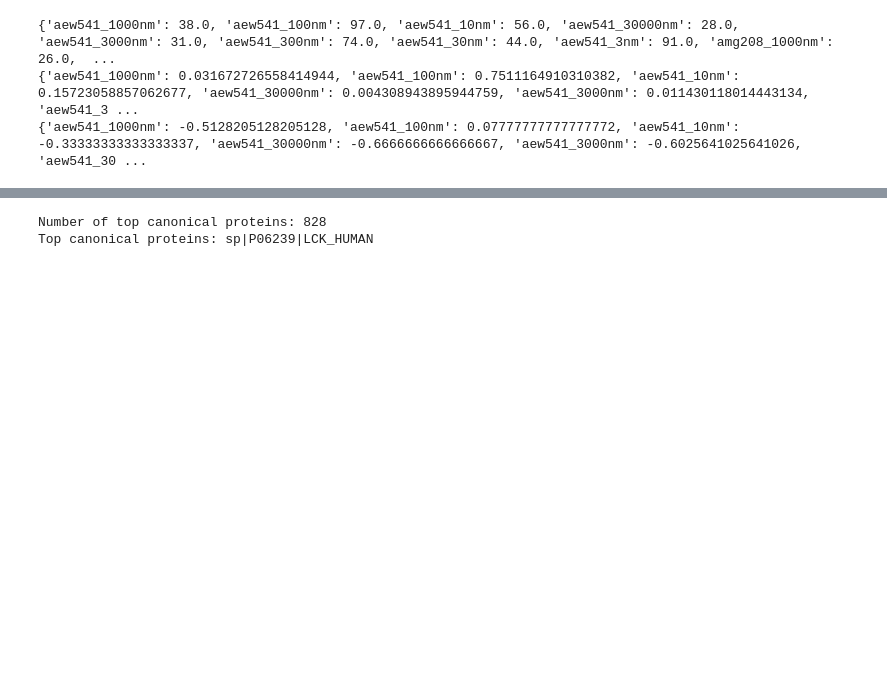
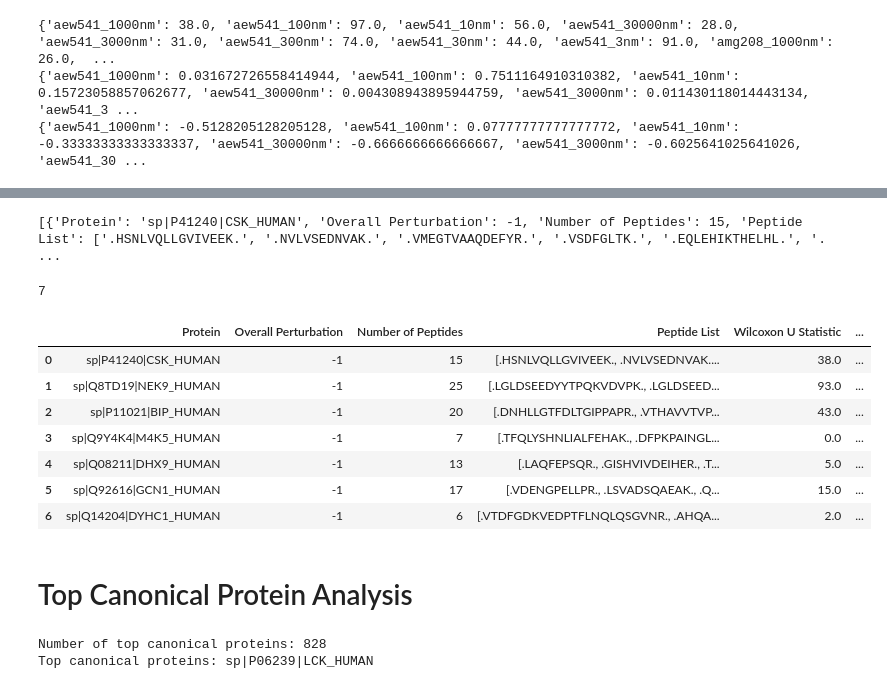
Before and after one commit to Ayushmaniar/Big-Data-Science-Drug-Protein-Interactions, a Jupyter notebook: Statistical_Analysis.ipynb, the cells around one changed output, grey strips where cells are left out. Drawn from its saved outputs; the diff is of its cells as text; code cells hidden in the pictures; blank space fills up the shorter version.

```diff
--- a/Statistical_Analysis.ipynb
+++ b/Statistical_Analysis.ipynb
@@ -414,3 +625,26 @@ unique_protein_effect_size.to_csv('unique_protein_effect_size_threshold_4.csv')
+# %%
+print(wilcoxon_significantly_perturbed_unique_proteins['aew541_1000nm'])
+# %% [output]
+[{'Protein': 'sp|P41240|CSK_HUMAN', 'Overall Perturbation': -1, 'Number of Peptides': 15, 'Peptide List': ['.HSNLVQLLGVIVEEK.', '.NVLVSEDNVAK.', '.VMEGTVAAQDEFYR.', '.VSDFGLTK.', '.EQLEHIKTHELHL.', '. ...
+# %%
+print(len(wilcoxon_significantly_perturbed_unique_proteins['aew541_1000nm']))
+# %% [output]
+7
+# %%
+# Get dataframe of significantly perturbed proteins for desired treatment
+perturbed_proteins_df = pd.DataFrame(wilcoxon_significantly_perturbed_unique_proteins['aew541_1000nm'])
+perturbed_proteins_df.head(len(perturbed_proteins_df))
+# %% [output]
+|  | Protein | Overall Perturbation | Number of Peptides | Peptide List | Wilcoxon U Statistic | ... |
+| 0 | sp|P41240|CSK_HUMAN | -1 | 15 | [.HSNLVQLLGVIVEEK., .NVLVSEDNVAK.... | 38.0 | ... |
+| 1 | sp|Q8TD19|NEK9_HUMAN | -1 | 25 | [.LGLDSEEDYYTPQKVDVPK., .LGLDSEED... | 93.0 | ... |
+| 2 | sp|P11021|BIP_HUMAN | -1 | 20 | [.DNHLLGTFDLTGIPPAPR., .VTHAVVTVP... | 43.0 | ... |
+| 3 | sp|Q9Y4K4|M4K5_HUMAN | -1 | 7 | [.TFQLYSHNLIALFEHAK., .DFPKPAINGL... | 0.0 | ... |
+| 4 | sp|Q08211|DHX9_HUMAN | -1 | 13 | [.LAQFEPSQR., .GISHVIVDEIHER., .T... | 5.0 | ... |
+| 5 | sp|Q92616|GCN1_HUMAN | -1 | 17 | [.VDENGPELLPR., .LSVADSQAEAK., .Q... | 15.0 | ... |
+| 6 | sp|Q14204|DYHC1_HUMAN | -1 | 6 | [.VTDFGDKVEDPTFLNQLQSGVNR., .AHQA... | 2.0 | ... |
+# %% [markdown]
+# Top Canonical Protein Analysis
 # %%
 # Compute the same as above for Top Canonical Proteins
 canonical_protein_peptide_rows = peptide_variants_df.copy()
```
Also changed, not shown: parts of 22 cells of this notebook.
